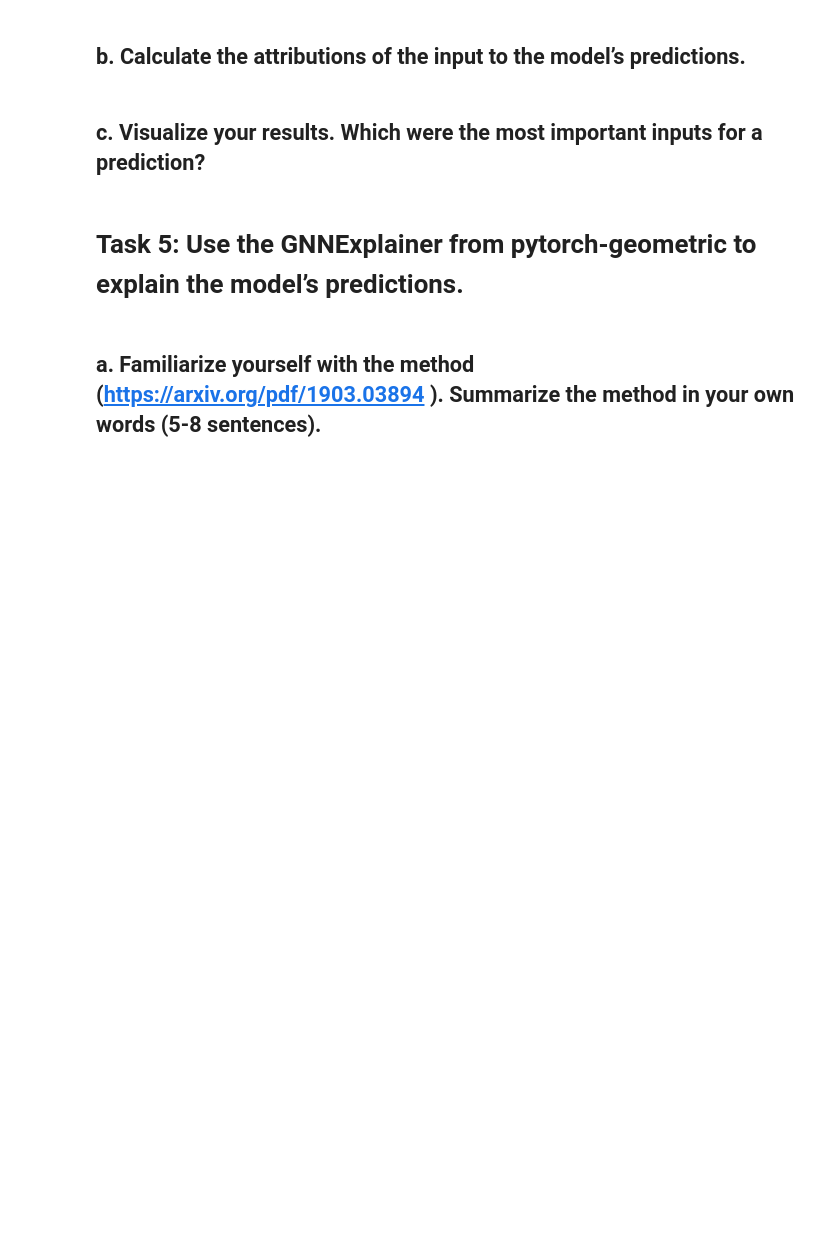
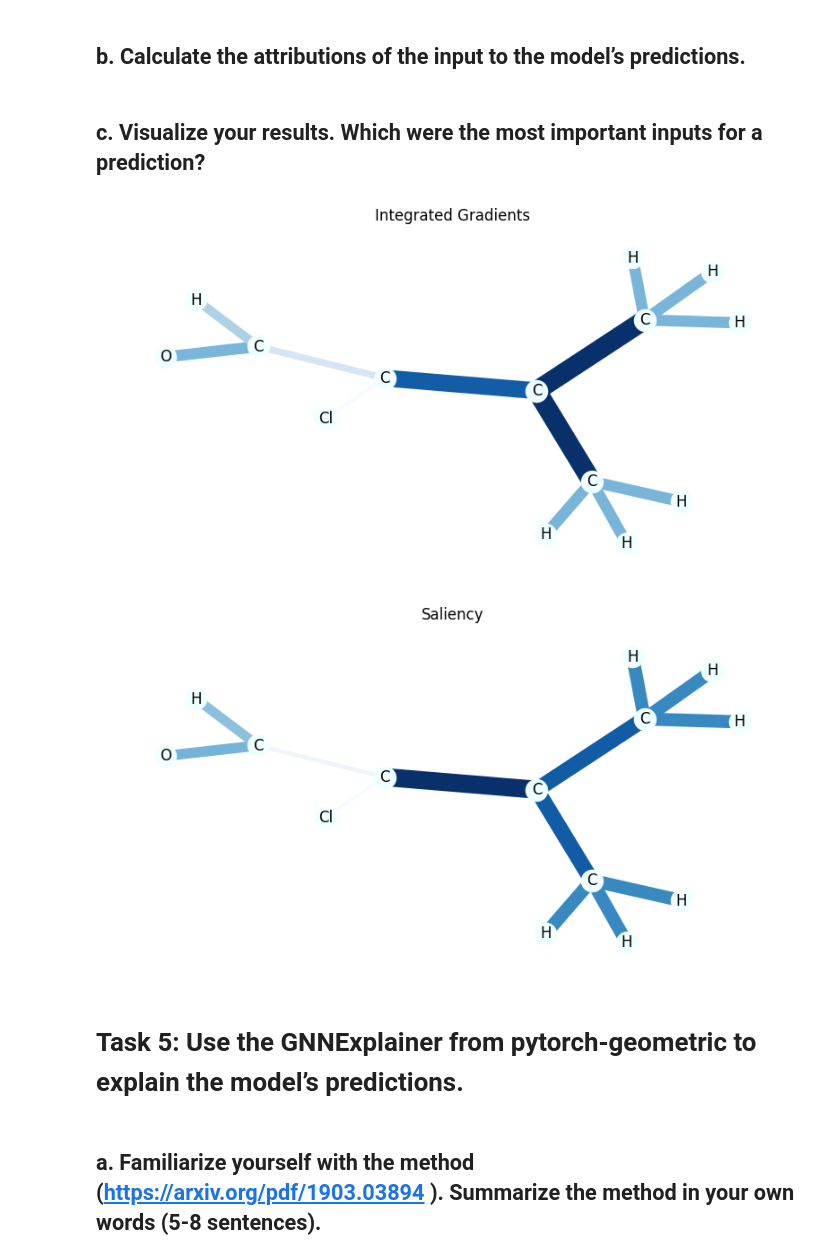
Before and after one commit to JulianMeigen/ML-handson, a Jupyter notebook: notebooks/9.0-SNJMMH-Day9.ipynb, the cells around one changed output. Drawn from its saved outputs; the diff is of its cells as text; code cells hidden in the pictures; blank space fills up the shorter version.

```diff
--- a/notebooks/9.0-SNJMMH-Day9.ipynb
+++ b/notebooks/9.0-SNJMMH-Day9.ipynb
@@ -90,0 +202,19 @@ nx.draw(G)
+# %%
+device = "cuda" if torch.cuda.is_available() else "cpu"
+edge_dim = dataset[0].edge_attr.shape[1] # Number of edge features (here: 3)
+in_channels = dataset.num_node_features # Number of node features (here: 14)
+hidden_dim = 32 # Hyperparameter: Dimension of hidden layers
+out_channels = dataset.num_classes # Output dimension (here: 1, because binary classification)
+dropout_rate_1 = 0.5 # Hyperparameter: Dropout rate after 2nd conv layer
+dropout_rate_2 = 0.5 # Hyperparameter: Dropout rate after 4th conv layer
+
+GCNConv_model = ConvGNN(in_channels=in_channels, hidden_dim=hidden_dim, out_channels=out_channels, edge_dim=edge_dim, dropout_rate_1=dropout_rate_1, dropout_rate_2=dropout_rate_2).to(device)
+optimizer = torch.optim.Adam(GCNConv_model.parameters(), lr=0.001)
+
+for epoch in range(1, 101):
+    loss = train(GCNConv_model, optimizer, train_dataloader, device)
+    train_acc = test(GCNConv_model, train_dataloader, device)
+
+    test_acc = test(GCNConv_model, test_dataloader, device)
+    print(f'Epoch: {epoch:03d}, Loss: {loss:.4f}, '
+          f'Train Acc: {train_acc:.4f}, Test Acc: {test_acc:.4f}')
@@ -98,5 +291,30 @@ nx.draw(G)
 # %% [markdown]
 ## c. Visualize your results. Which were the most important inputs for a prediction?
+# %%
+
+# Aggregate edge importance
+def aggregate_edge_directions(edge_mask, data):
+    edge_mask_dict = defaultdict(float)
+    for val, u, v in zip(edge_mask, *data.edge_index):
+        u, v = int(u), int(v)
+        if u > v:
+            u, v = v, u
+        edge_mask_dict[(u, v)] += val
+    return edge_mask_dict
+
+# Usage example
+import random
+data = random.choice([t for t in test_dataset if not t.y.item()])
+
+for title, method in [('Integrated Gradients', 'ig'), ('Saliency', 'saliency')]:
+    edge_mask = explain(method, data, target=0)
+    edge_mask_dict = aggregate_edge_directions(edge_mask, data)
+    plt.figure(figsize=(10, 5))
+    plt.title(title)
+    draw_molecule(to_molecule(data), edge_mask_dict)
+# %% [output]
+[figure, added]
+[figure, added]
 # %% [markdown]
 # Task 5: Use the GNNExplainer from pytorch-geometric to explain the model’s predictions.
 # %% [markdown]
```
Also changed, not shown: parts of 15 cells of this notebook, 1 other file.
